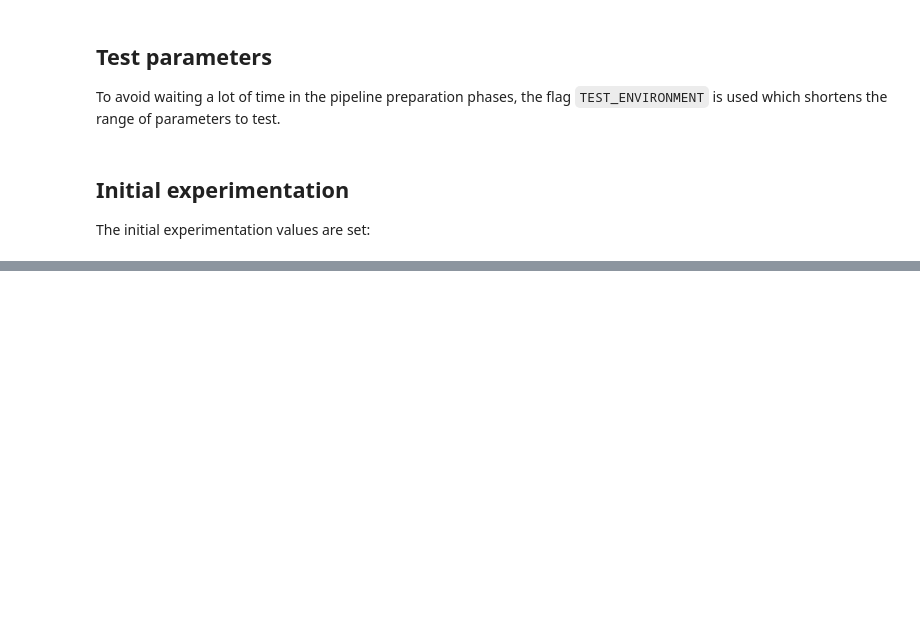
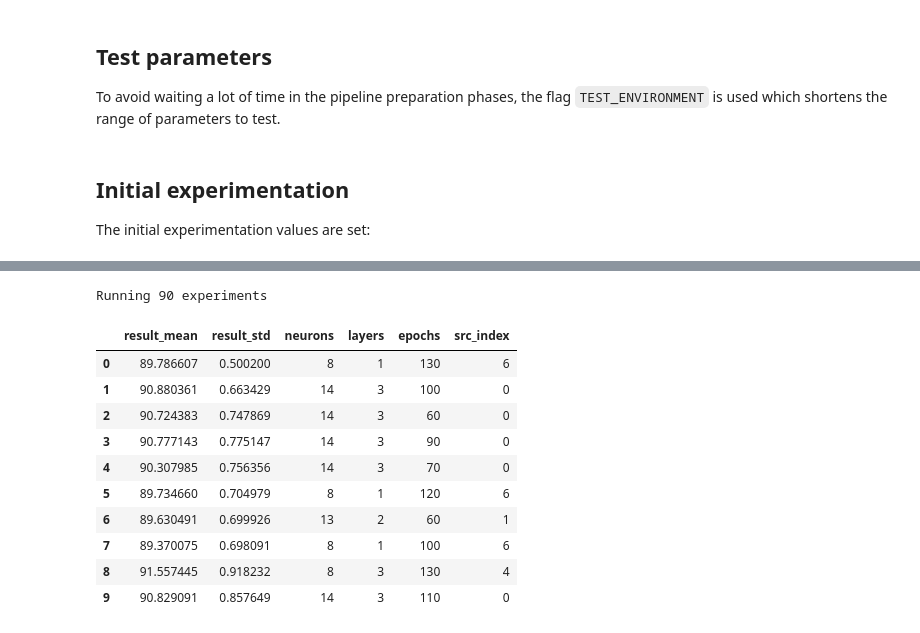
Before and after one commit to ggzor/nn-fire, a Jupyter notebook: notebook.ipynb, the cells around one changed output, grey strips where cells are left out. Saved outputs shown, nothing was run; the diff lists cells and outputs as text; code cells hidden in the pictures; blank space fills up the shorter version.

```diff
--- a/notebook.ipynb
+++ b/notebook.ipynb
@@ -88,11 +99,13 @@ import numpy as np
 CLASSES = label_encoder.classes_.size
 # There must be at least one dataset
 ATTRIBUTES = datasets[0][0].columns.size - 1
+# Number of best parameters to keep for each phase
+BEST_FOREACH_PHASE= 10
 
 NEURONS_RANGE = np.arange(CLASSES, ATTRIBUTES + CLASSES + 1, 1)
 LAYERS_RANGE = np.arange(1, 5 + 1, 1)
 EPOCHS_RANGE = np.arange(50, 500 + 1, 10)
-LEARNING_RATE_RANGE = np.linspace(0.001, 0.200, 50)
+LEARNING_RATE_RANGE = np.around(np.linspace(0.001, 0.200, 50), 4)
 MOMENTUM_RANGE = np.linspace(0.01, 0.4, 50)
 
 total_experiments = reduce(
@@ -127,8 +151,11 @@ To avoid waiting a lot of time in the pipeline preparation phases, the flag `TES
 which shortens the range of parameters to test.
 # %%
 if TEST_ENVIRONMENT:
-    NEURONS_RANGE = NEURONS_RANGE[:NEURONS_RANGE.size // 4]
-    LAYERS_RANGE = LAYERS_RANGE[:NEURONS_RANGE.size // 4]
+    NEURONS_RANGE = NEURONS_RANGE[: NEURONS_RANGE.size // 4]
+    LAYERS_RANGE = LAYERS_RANGE[: NEURONS_RANGE.size // 4]
+    EPOCHS_RANGE = EPOCHS_RANGE[: EPOCHS_RANGE.size // 5]
+    LEARNING_RATE_RANGE = LEARNING_RATE_RANGE[: LEARNING_RATE_RANGE.size // 4]
+    MOMENTUM_RANGE = MOMENTUM_RANGE[: MOMENTUM_RANGE.size // 4]
 # %% [markdown]
 ## Initial experimentation
 
@@ -136,7 +163,7 @@ The initial experimentation values are set:
 # %%
 INITIAL_NEURONS = NEURONS_RANGE[0]
 INITIAL_LAYERS = LAYERS_RANGE[0]
-INITIAL_EPOCHS = EPOCHS_RANGE[EPOCHS_RANGE.size // 10]
+INITIAL_EPOCHS = EPOCHS_RANGE[EPOCHS_RANGE.size // 4]
 INITIAL_LEARNING_RATE = LEARNING_RATE_RANGE[LEARNING_RATE_RANGE.size // 2]
 INITIAL_MOMENTUM = MOMENTUM_RANGE[MOMENTUM_RANGE.size // 2]
 
@@ -144,6 +171,11 @@ pprint(
     {k: v for k, v in locals().items() if k.isupper() and k.startswith("INITIAL")},
     sort_dicts=False,
 )
+
+total_experiments = NEURONS_RANGE.size * LAYERS_RANGE.size + BEST_FOREACH_PHASE * (
+    EPOCHS_RANGE.size + LEARNING_RATE_RANGE.size + MOMENTUM_RANGE.size
+)
+print(f"Total experiments count: {total_experiments}")
 # %% [output]
 {'INITIAL_NEURONS': 3,
  'INITIAL_LAYERS': 1,
@@ -237,0 +312,37 @@ print(os.cpu_count())
+# %%
+best_by_neurons_layers = list(n.params for n in neurons_result[:BEST_FOREACH_PHASE])
+print(f'Running {BEST_FOREACH_PHASE * EPOCHS_RANGE.size} experiments')
+epochs_results = experimenter.run_all(
+    dataclasses.replace(p, epochs=epochs)
+    for p in best_by_neurons_layers
+    for epochs in EPOCHS_RANGE
+)
+# %% [output]
+Running 90 experiments
+# %%
+epochs_results.sort(key=experiment_result_criteria, reverse=True)
+epochs_results_reverse_index = {
+    (r.neurons, r.layers): i for i, r in enumerate(best_by_neurons_layers)
+}
+
+epochs_results_df = to_dataframe(epochs_results)
+
+epochs_results_df["src_index"] = epochs_results_df.apply(
+    lambda row: epochs_results_reverse_index[row["neurons"], row["layers"]], axis=1
+)
+
+epochs_results_df.head(BEST_FOREACH_PHASE)[
+    ["result_mean", "result_std", "neurons", "layers", "epochs", "src_index"]
+]
+# %% [output]
+|  | result_mean | result_std | neurons | layers | epochs | src_index |
+| 0 | 89.786607 | 0.500200 | 8 | 1 | 130 | 6 |
+| 1 | 90.880361 | 0.663429 | 14 | 3 | 100 | 0 |
+| 2 | 90.724383 | 0.747869 | 14 | 3 | 60 | 0 |
+| 3 | 90.777143 | 0.775147 | 14 | 3 | 90 | 0 |
+| 4 | 90.307985 | 0.756356 | 14 | 3 | 70 | 0 |
+| 5 | 89.734660 | 0.704979 | 8 | 1 | 120 | 6 |
+| 6 | 89.630491 | 0.699926 | 13 | 2 | 60 | 1 |
+| 7 | 89.370075 | 0.698091 | 8 | 1 | 100 | 6 |
+| 8 | 91.557445 | 0.918232 | 8 | 3 | 130 | 4 |
+| 9 | 90.829091 | 0.857649 | 14 | 3 | 110 | 0 |
```
Also changed, not shown: parts of 22 cells of this notebook, 1 other file.
